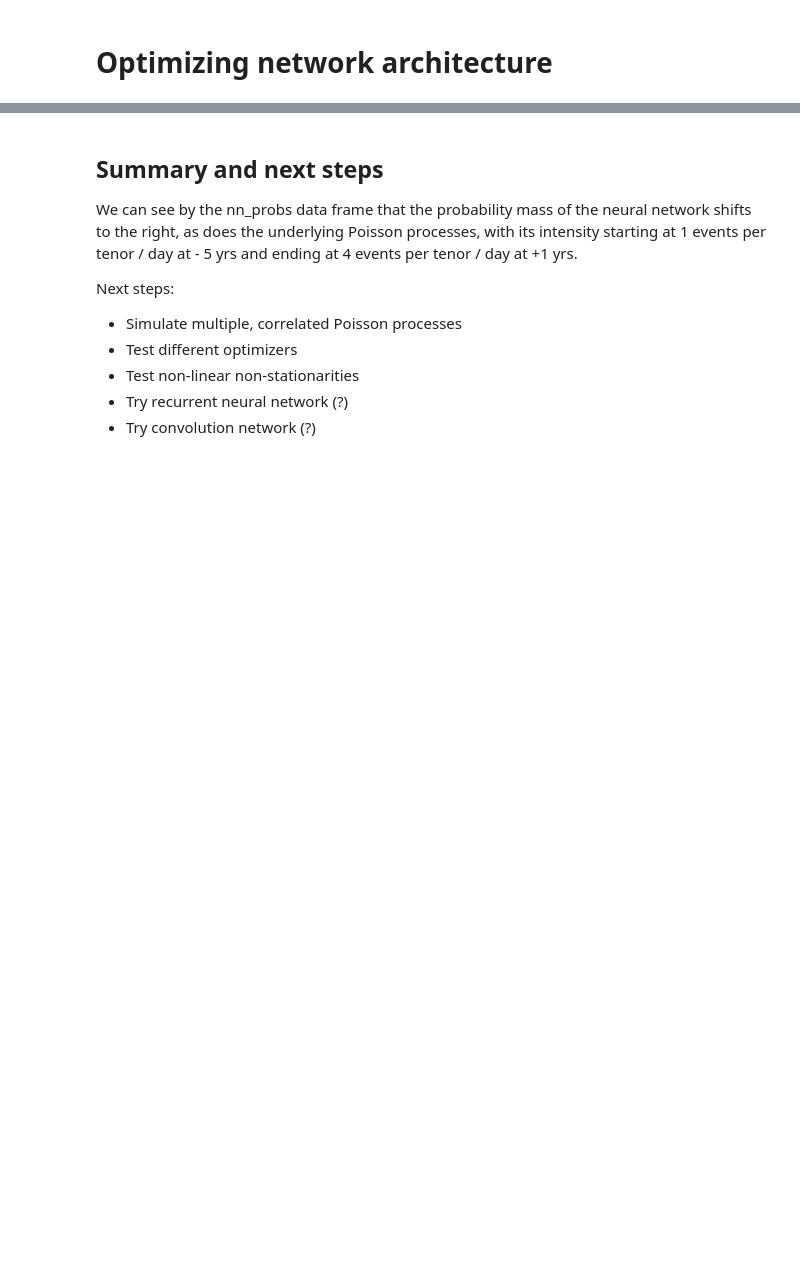
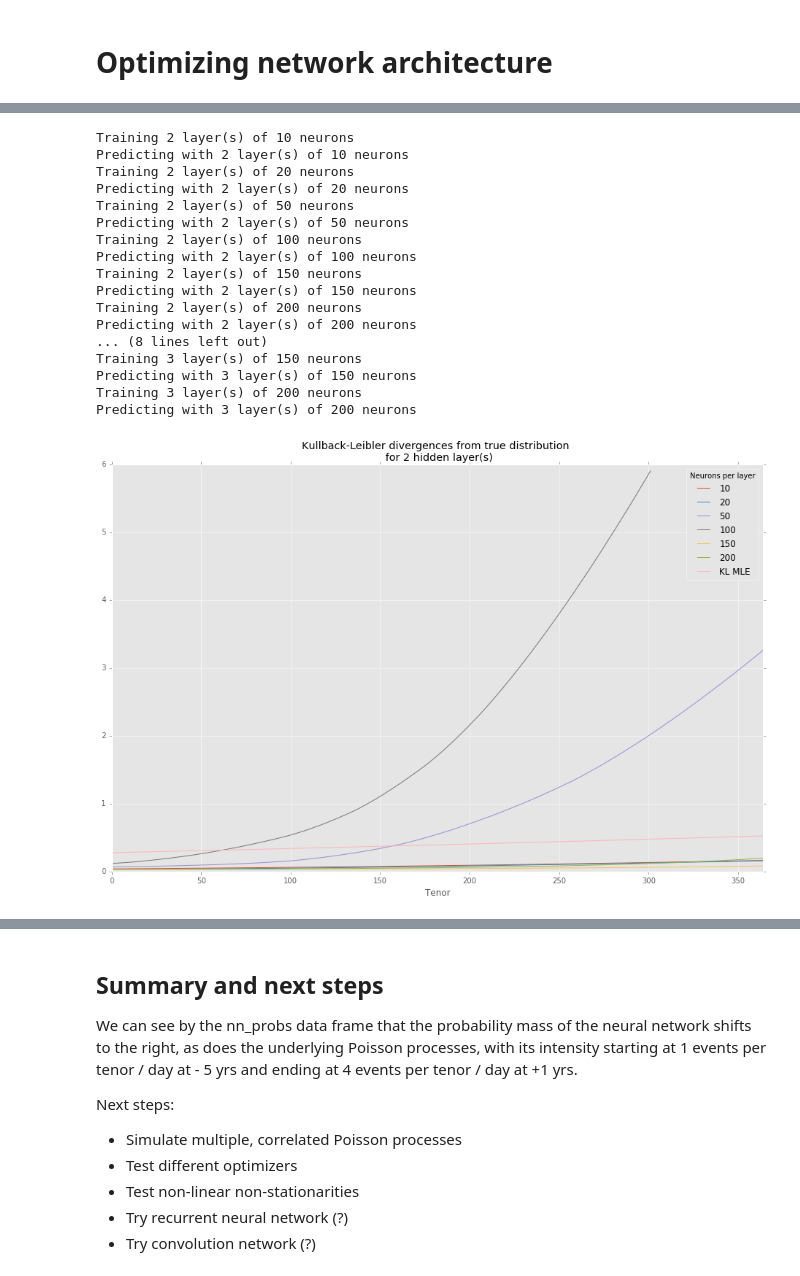
Before and after one commit to munichpavel/oprisklearning, a Jupyter notebook: risklearning_demo.ipynb, the cells around one changed output, grey strips where cells are left out. Cells and saved outputs as stored; diff of their text form; code cells hidden in the pictures; blank space fills up the shorter version.

```diff
--- a/risklearning_demo.ipynb
+++ b/risklearning_demo.ipynb
@@ -273,0 +227,58 @@ for depth in depths_list:
+# %%
+# Try again, but now with RMSprop
+neurons_list = [10, 20,50,100, 150, 200]
+#neurons_list = [50]
+depths_list = [2,3]
+optimizer = 'RMSprop'
+#%%
+kl_df_list = []
+for depth in depths_list:
+    for n_neurons in neurons_list:
+        nn_arch = [n_neurons]*depth
+        print("Training " + str(depth) + " layer(s) of " + str(n_neurons) + " neurons")
+        rl_net = rlf.rl_train_net(x_train, y_train, x_test, y_test, nn_arch, \
+                    n_epoch = 300, optimizer = optimizer)
+        proba = rl_net['probs_nn']
+        print("\nPredicting with " + str(depth) + " layer(s) of " + str(n_neurons) + " neurons")
+        probs_kl_dict = rlf.probs_kl(proba, lambda_ts, t_start, t_end, bin_tops, mle_probs_vals)
+        probs = probs_kl_dict['Probs']
+        kl_df_n = probs_kl_dict['KL df']
+
+        kl_df_n['Hidden layers'] = depth
+        kl_df_n['Neurons per layer'] = n_neurons
+        kl_df_n['Architecture'] = str(depth) + '_layers_of_' + str(n_neurons) \
+            + '_neurons'
+
+        kl_df_list.append(kl_df_n)
+ #%%
+kl_df_hyper = pd.concat(kl_df_list)
+
+# Plot
+kl_mle = kl_df_n['KL MLE'] # These values are constant over the above loops (KL between MLE and true distribution)
+for depth in depths_list:
+    kl_df_depth = kl_df_hyper[kl_df_hyper['Hidden layers'] == depth]
+    kl_df_depth = kl_df_hyper[kl_df_hyper['Hidden layers'] == depth]
+    kl_depth_vals = kl_df_depth.pivot(index = 'Tenor', columns = 'Neurons per layer', values = 'KL NN')
+    kl_depth_vals['KL MLE'] = kl_mle
+    kl_depth_vals.plot(title = 'Kullback-Leibler divergences from true distribution \n for ' \
+                       + str(depth) + ' hidden layer(s)', \
+                      figsize = (16,10))
+# %% [output]
+Training 2 layer(s) of 10 neurons
+Predicting with 2 layer(s) of 10 neurons
+Training 2 layer(s) of 20 neurons
+Predicting with 2 layer(s) of 20 neurons
+Training 2 layer(s) of 50 neurons
+Predicting with 2 layer(s) of 50 neurons
+Training 2 layer(s) of 100 neurons
+Predicting with 2 layer(s) of 100 neurons
+Training 2 layer(s) of 150 neurons
+Predicting with 2 layer(s) of 150 neurons
+Training 2 layer(s) of 200 neurons
+Predicting with 2 layer(s) of 200 neurons
+... (8 lines left out)
+Training 3 layer(s) of 150 neurons
+Predicting with 3 layer(s) of 150 neurons
+Training 3 layer(s) of 200 neurons
+Predicting with 3 layer(s) of 200 neurons
+[figure, added]
```
Also changed, not shown: parts of 17 cells of this notebook.
